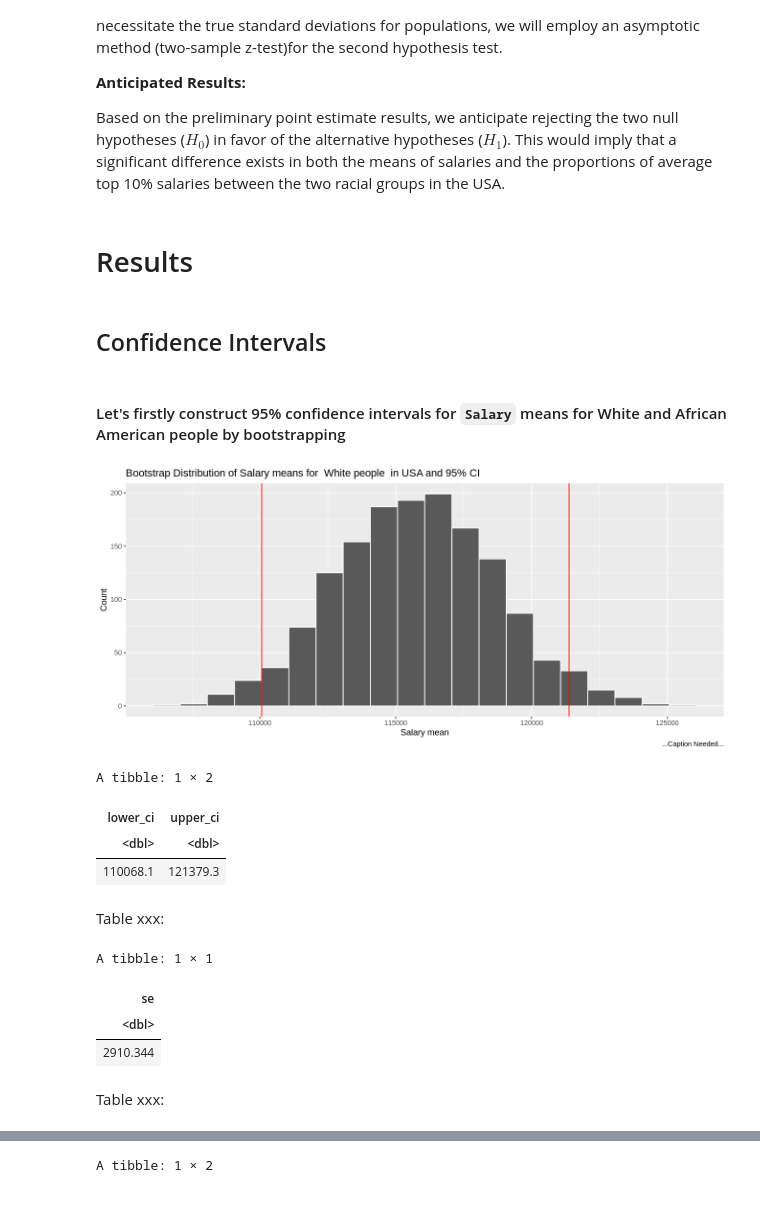
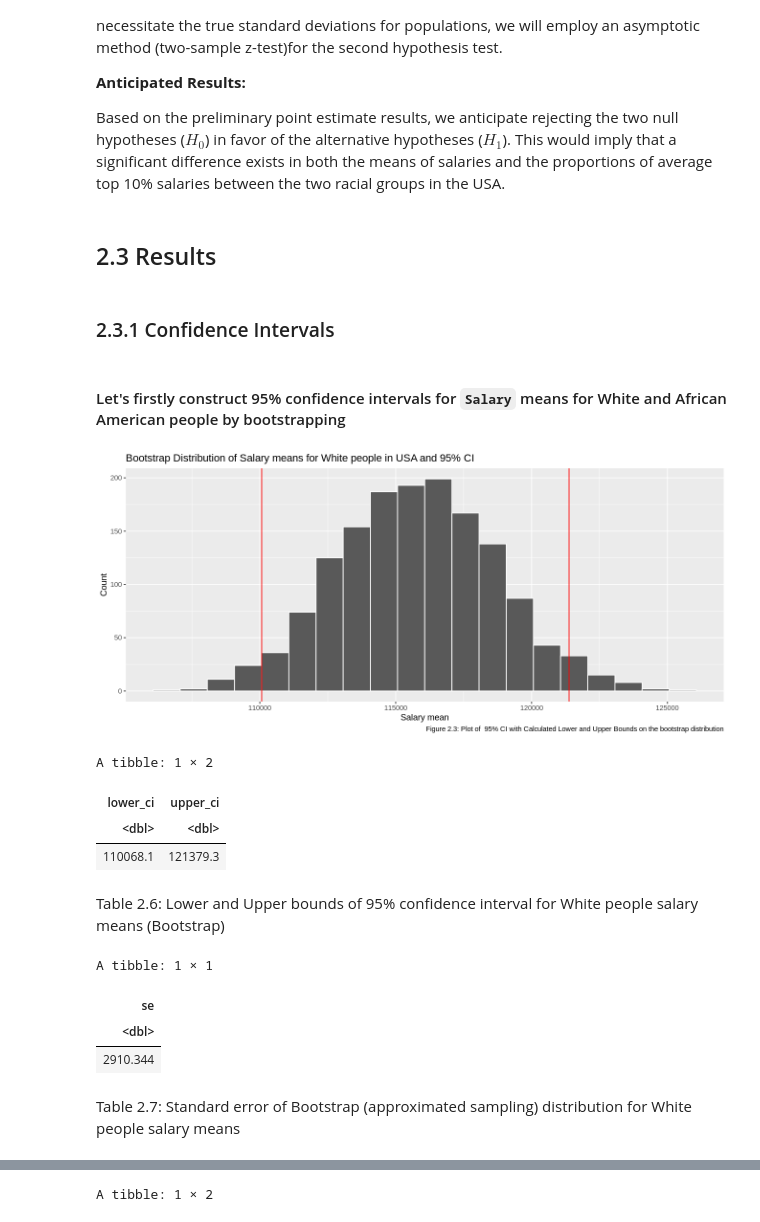
Before and after one commit to hongkailiu123/Race-VS.-Annual-Income-Statistical-Inference-Report, a Jupyter notebook: Final_Report.ipynb, the cells around one changed output, grey strips where cells are left out. Saved outputs shown, nothing was run; the diff lists cells and outputs as text; code cells hidden in the pictures.

```diff
--- a/Final_Report.ipynb
+++ b/Final_Report.ipynb
@@ -240,9 +240,9 @@ In this case, $H_0$ suggests no difference in proportions of average top 10% sal
 
 Based on the preliminary point estimate results, we anticipate rejecting the two null hypotheses ($H_0$) in favor of the alternative hypotheses ($H_1$). This would imply that a significant difference exists in both the means of salaries and the proportions of average top 10% salaries between the two racial groups in the USA.
 # %% [markdown]
-# Results
+## 2.3 Results
 # %% [markdown]
-## Confidence Intervals
+### 2.3.1 Confidence Intervals
 # %% [markdown]
 #### Let's firstly construct 95% confidence intervals for `Salary` means for White and African American people by bootstrapping
 # %%
@@ -264,14 +264,14 @@ bootstrap_white_sample_means_se <- bootstrap_1500_white_sample_means %>%
 # Visualize the 95% confidence interval on the bootstrap distribution
 bootstrap_white_means_dist <- bootstrap_1500_white_sample_means|>
     ggplot()+
-    geom_histogram(aes(x = bootstrap_mean), binwidth = 1000, boundary = bootstrap_wihte_sample_means_ci[[1]], color ='white') +
-    geom_vline(xintercept = bootstrap_wihte_sample_means_ci[[1]], color = "red") +
-    geom_vline(xintercept = bootstrap_wihte_sample_means_ci[[2]], color = "red") +
-    labs(x = "Salary mean", y = "Count", caption = "...Caption Needed...") +
-    ggtitle("Bootstrap Distribution of Salary means for  White people  in USA and 95% CI")
+    geom_histogram(aes(x = bootstrap_mean), binwidth = 1000, boundary = bootstrap_white_sample_means_ci[[1]], color ='white') +
+    geom_vline(xintercept = bootstrap_white_sample_means_ci[[1]], color = "red") +
+    geom_vline(xintercept = bootstrap_white_sample_means_ci[[2]], color = "red") +
+    labs(x = "Salary mean", y = "Count", caption = "Figure 2.3: Plot of  95% CI with Calculated Lower and Upper Bounds on the bootstrap distribution") +
+    ggtitle("Bootstrap Distribution of Salary means for White people in USA and 95% CI")
 
 
-### We will construct rest confidence intervals with the infer workflow, which is eaiser to visualize bootstrapp distributions.
+### We will construct the rest of confidence intervals with the infer workflow, which is eaiser to visualize bootstrapp distributions.
 
 # Take 1500 bootstrap samples from african_american_sample using the infer workflow with the origial sample size, and calculate the mean of each sample
 bootstrap_1500_african_american_sample_means <- african_american_sample|>
@@ -292,10 +292,10 @@ bootstrap_african_american_means_dist <- bootstrap_1500_african_american_sample_
     ggplot() +
     geom_histogram(aes(x = stat), binwidth = 1000, boundary = bootstrap_african_american_sample_means_ci[[1]], color ='white')+
     shade_confidence_interval(endpoints = bootstrap_african_american_sample_means_ci) +
-    labs(x = "Salary mean", y = "Count", caption = "...Caption Needed......") +
+    labs(x = "Salary mean", y = "Count", caption = "Figure 2.4: Plot of  95% CI with Calculated Lower and Upper Bounds on the bootstrap distribution") +
     ggtitle("Bootstrap Distribution of Salary means for African American people in USA and 95% CI")
 # %%
-bootstrap_wihte_means_dist
+bootstrap_white_means_dist
 # %% [output]
-[figure, old version]
+[figure, new version]
 # %%
@@ -306,5 +306,5 @@ A tibble: 1 × 2
 | <dbl> | <dbl> |
 | 110068.1 | 121379.3 |
 # %% [markdown]
-Table xxx:
+Table 2.6: Lower and Upper bounds of 95% confidence interval for White people salary means (Bootstrap)
 # %%
@@ -315,5 +315,5 @@ A tibble: 1 × 1
 | <dbl> |
 | 2910.344 |
 # %% [markdown]
-Table xxx:
+Table 2.7: Standard error of Bootstrap (approximated sampling) distribution for White people salary means
 # %% [markdown]
```
Also changed, not shown: parts of 48 cells of this notebook.
